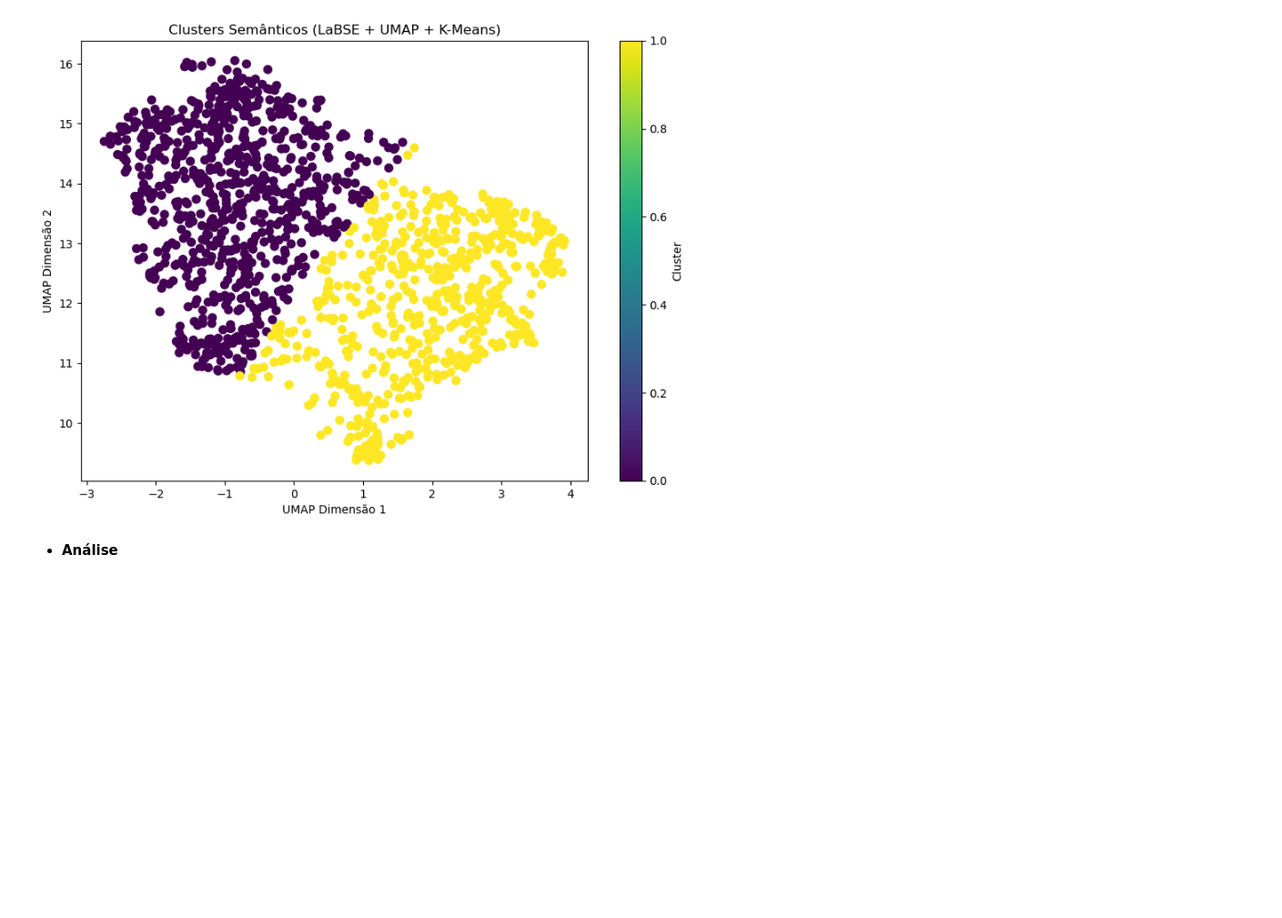
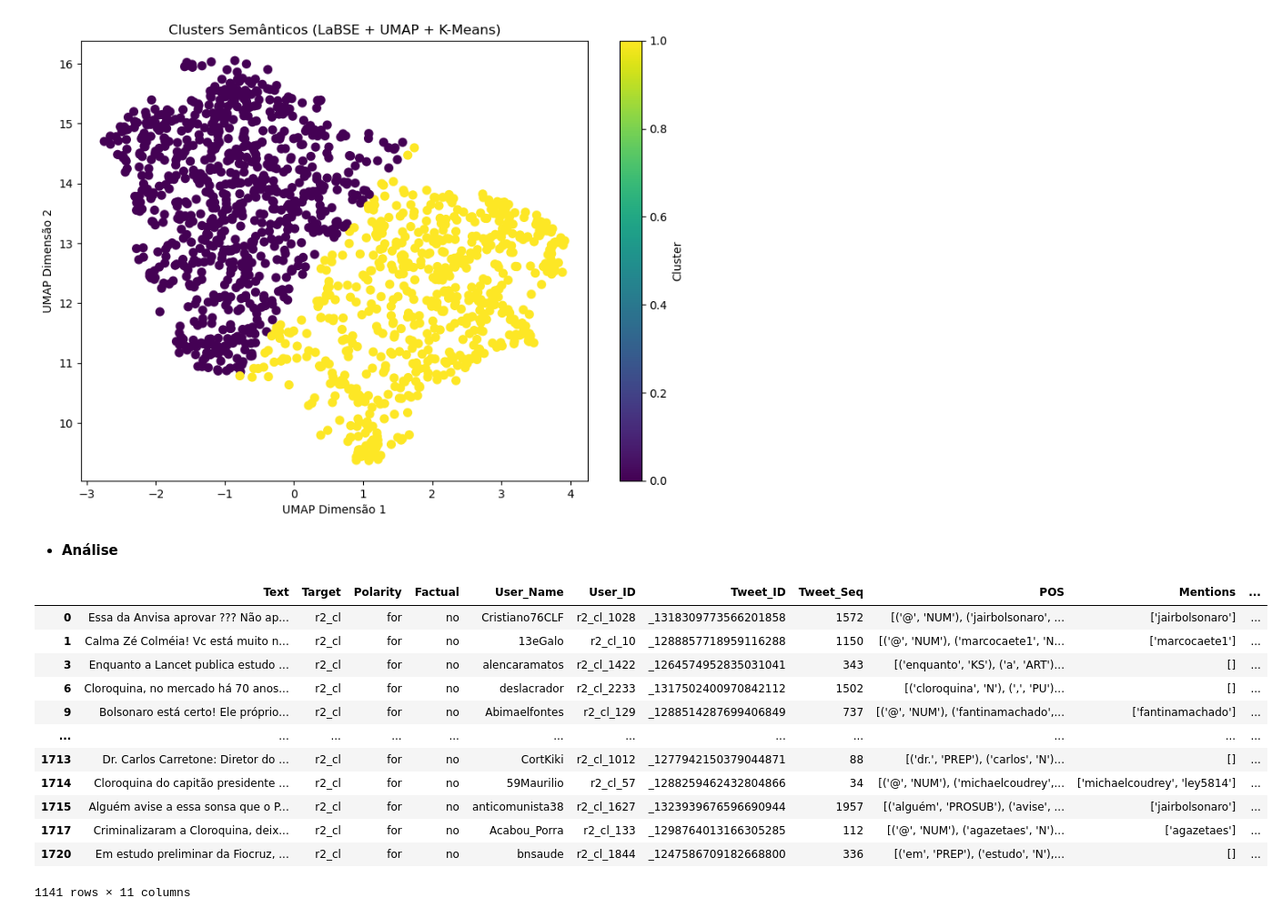
Before and after one commit to pablocosta/estilo_humano, a Jupyter notebook: explore_data.ipynb, the cells around one changed output. Shown at 91% size. Saved outputs shown, nothing was run; the diff lists cells and outputs as text; code cells hidden in the pictures; blank space fills up the shorter version.

```diff
--- a/explore_data.ipynb
+++ b/explore_data.ipynb
@@ -262,6 +262,22 @@ def clusterizar_textos_com_labse(textos, num_clusters=5, random_state=42):
     return kmeans, embeddings_tsne
 
 top_n = 3
+# %%
+df_cloroquina_pos
+# %% [output]
+|  | Text | Target | Polarity | Factual | User_Name | User_ID | Tweet_ID | Tweet_Seq | POS | Mentions | ... |
+| 0 | Essa da Anvisa aprovar ??? Não ap... | r2_cl | for | no | Cristiano76CLF | r2_cl_1028 | _1318309773566201858 | 1572 | [('@', 'NUM'), ('jairbolsonaro', ... | ['jairbolsonaro'] | ... |
+| 1 | Calma Zé Colméia! Vc está muito n... | r2_cl | for | no | 13eGalo | r2_cl_10 | _1288857718959116288 | 1150 | [('@', 'NUM'), ('marcocaete1', 'N... | ['marcocaete1'] | ... |
+| 3 | Enquanto a Lancet publica estudo ... | r2_cl | for | no | alencaramatos | r2_cl_1422 | _1264574952835031041 | 343 | [('enquanto', 'KS'), ('a', 'ART')... | [] | ... |
+| 6 | Cloroquina, no mercado há 70 anos... | r2_cl | for | no | deslacrador | r2_cl_2233 | _1317502400970842112 | 1502 | [('cloroquina', 'N'), (',', 'PU')... | [] | ... |
+| 9 | Bolsonaro está certo! Ele próprio... | r2_cl | for | no | Abimaelfontes | r2_cl_129 | _1288514287699406849 | 737 | [('@', 'NUM'), ('fantinamachado',... | ['fantinamachado'] | ... |
+| ... | ... | ... | ... | ... | ... | ... | ... | ... | ... | ... | ... |
+| 1713 | Dr. Carlos Carretone: Diretor do ... | r2_cl | for | no | CortKiki | r2_cl_1012 | _1277942150379044871 | 88 | [('dr.', 'PREP'), ('carlos', 'N')... | [] | ... |
+| 1714 | Cloroquina do capitão presidente ... | r2_cl | for | no | 59Maurilio | r2_cl_57 | _1288259462432804866 | 34 | [('@', 'NUM'), ('michaelcoudrey',... | ['michaelcoudrey', 'ley5814'] | ... |
+| 1715 | Alguém avise a essa sonsa que o P... | r2_cl | for | no | anticomunista38 | r2_cl_1627 | _1323939676596690944 | 1957 | [('alguém', 'PROSUB'), ('avise', ... | ['jairbolsonaro'] | ... |
+| 1717 | Criminalizaram a Cloroquina, deix... | r2_cl | for | no | Acabou_Porra | r2_cl_133 | _1298764013166305285 | 112 | [('@', 'NUM'), ('agazetaes', 'N')... | ['agazetaes'] | ... |
+| 1720 | Em estudo preliminar da Fiocruz, ... | r2_cl | for | no | bnsaude | r2_cl_1844 | _1247586709182668800 | 336 | [('em', 'PREP'), ('estudo', 'N'),... | [] | ... |
+1141 rows × 11 columns
 # %%
 textos_cloro_pos = df_cloroquina_pos["Text"].tolist()
 
```
Also changed, not shown: parts of 6 cells of this notebook, 1 other file.
